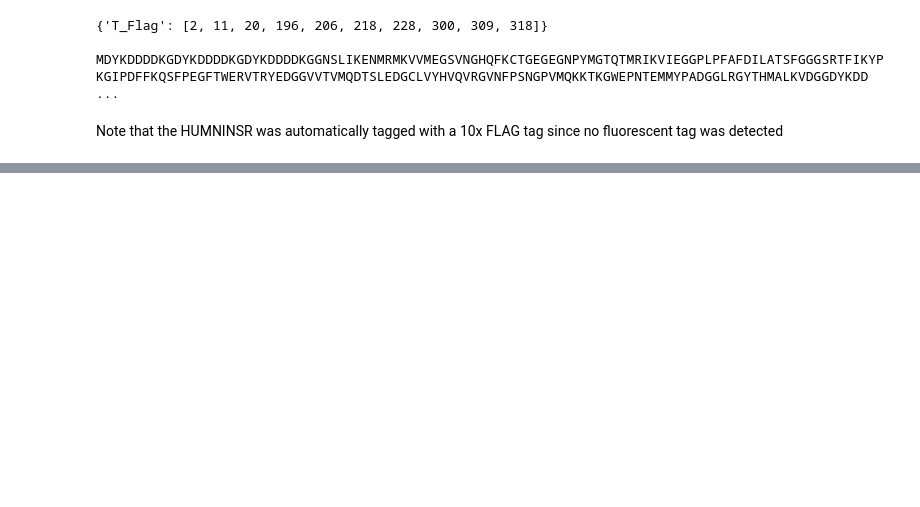
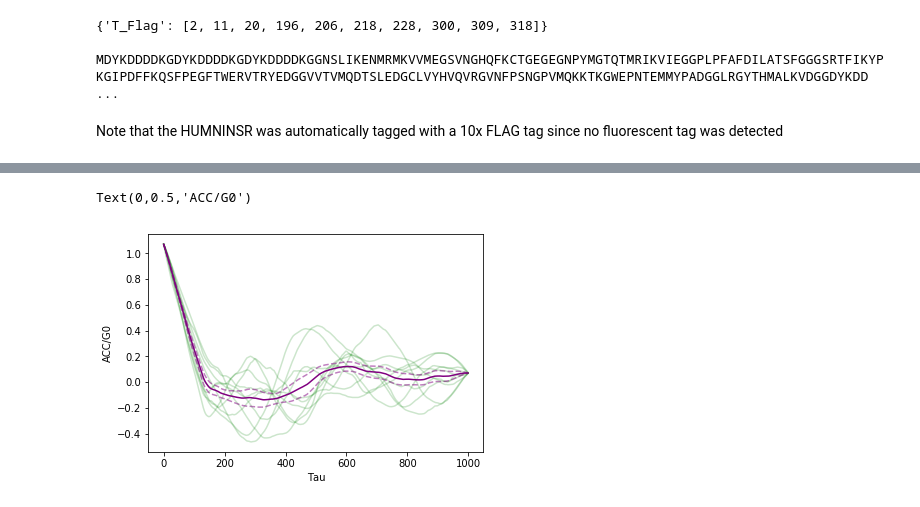
Before and after one commit to MunskyGroup/rSNAPsim, a Jupyter notebook: interactive_notebooks/Tutorial.ipynb, the cells around one changed output, grey strips where cells are left out. Drawn from its saved outputs; the diff is of its cells as text; code cells hidden in the pictures; blank space fills up the shorter version.

```diff
--- a/interactive_notebooks/Tutorial.ipynb
+++ b/interactive_notebooks/Tutorial.ipynb
@@ -122,0 +176,13 @@ fig.show()
+# %%
+fig = plt.figure()
+ax = fig.add_subplot('111')
+
+ax.plot(ssa1.autocorr_vec_norm,color='green',alpha=.2)
+ax.plot(ssa1.mean_autocorr_norm-ssa1.error_autocorr_norm ,'--',color='purple',alpha=.5)
+ax.plot(ssa1.mean_autocorr_norm+ssa1.error_autocorr_norm ,'--',color='purple',alpha=.5)
+ax.plot(ssa1.mean_autocorr_norm,color='purple')
+ax.set_xlabel('Tau')
+ax.set_ylabel('ACC/G0')
+# %% [output]
+Text(0,0.5,'ACC/G0')
+[figure, added]
```
Also changed, not shown: parts of 24 cells of this notebook.
